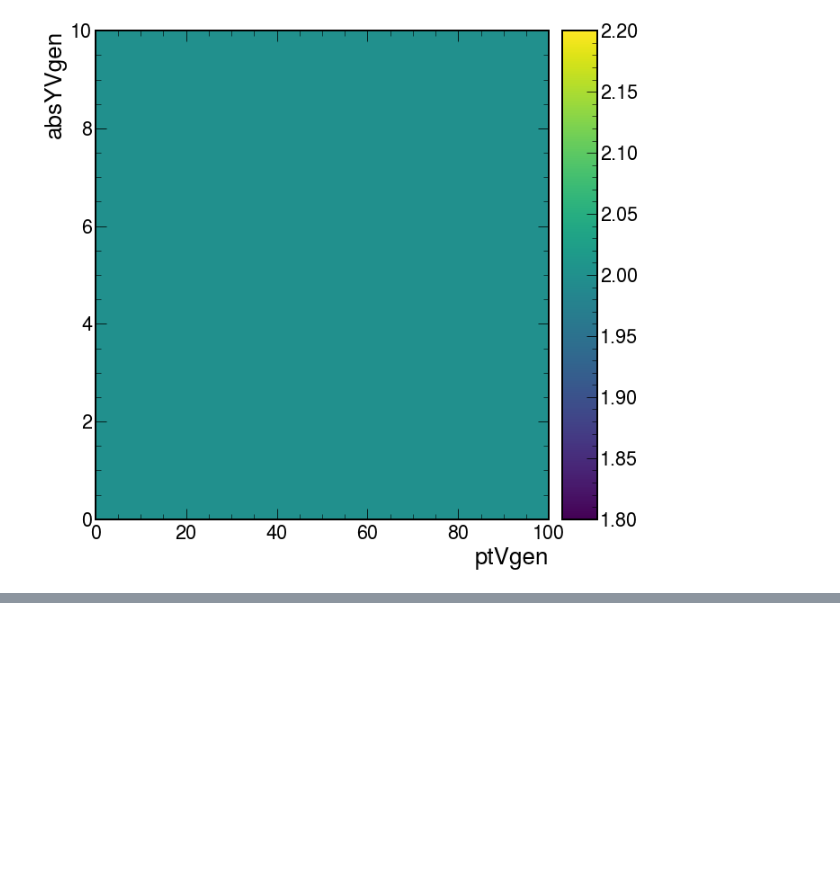
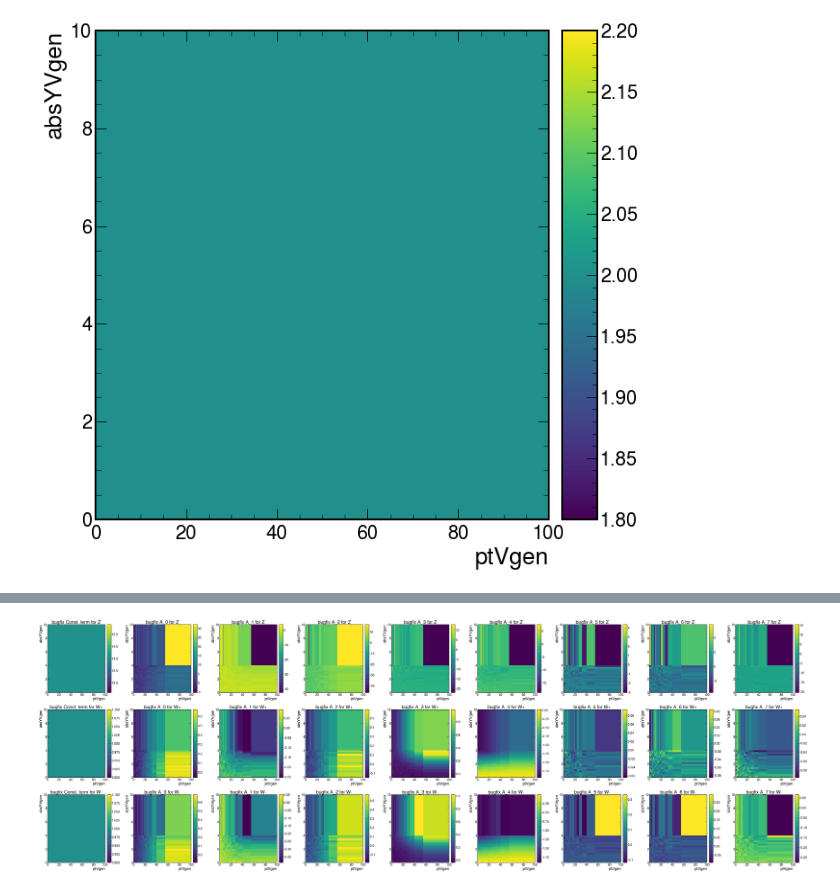
Before and after one commit to WMass/WRemnants, a Jupyter notebook: notebooks/genPlots.ipynb, the cells around one changed output, grey strips where cells are left out. Cells and saved outputs as stored; diff of their text form; code cells hidden in the pictures; blank space fills up the shorter version.

```diff
--- a/notebooks/genPlots.ipynb
+++ b/notebooks/genPlots.ipynb
@@ -420,0 +588,40 @@ ColormeshArtists(pcolormesh=<matplotlib.collections.QuadMesh object at 0x...>, c
+# %%
+#ang_lz4.keys()
+hist_2d_angcoeffs_z_bugged = []
+hist_2d_angcoeffs_z_bugfix = []
+hist_2d_angcoeffs_wp_bugged = []
+hist_2d_angcoeffs_wp_bugfix = []
+hist_2d_angcoeffs_wm_bugged = []
+hist_2d_angcoeffs_wm_bugfix = []
+
+for i in range(0, 9):
+    hist_2d_angcoeffs_z_bugged.append(angcoeffs_z_bugged[{"muRfact" : 1j, "muFfact" : 1j, "helicity" : i}].project("ptVgen", "absYVgen"))
+    hist_2d_angcoeffs_z_bugfix.append(angcoeffs_z_bugfix[{"muRfact" : 1j, "muFfact" : 1j, "helicity" : i}].project("ptVgen", "absYVgen"))
+    hist_2d_angcoeffs_wp_bugged.append(angcoeffs_w_bugged[{"muRfact" : 1j, "muFfact" : 1j, "chargeVgen" : 1j, "helicity" : i}].project("ptVgen", "absYVgen"))
+    hist_2d_angcoeffs_wp_bugfix.append(angcoeffs_w_bugfix[{"muRfact" : 1j, "muFfact" : 1j, "chargeVgen" : 1j, "helicity" : i}].project("ptVgen", "absYVgen"))
+    hist_2d_angcoeffs_wm_bugged.append(angcoeffs_w_bugged[{"muRfact" : 1j, "muFfact" : 1j, "chargeVgen" : -1j, "helicity" : i}].project("ptVgen", "absYVgen"))
+    hist_2d_angcoeffs_wm_bugfix.append(angcoeffs_w_bugfix[{"muRfact" : 1j, "muFfact" : 1j, "chargeVgen" : -1j, "helicity" : i}].project("ptVgen", "absYVgen"))
+
+fig, axs = plt.subplots(3, 9, figsize=(72,24))
+for i in range(0, 9):
+#    weight_ratio_z  = hist_2d_angcoeffs_z_bugged[i].sum().value  / hist_2d_angcoeffs_z_bugfix[i].sum().value
+#    weight_ratio_wp = hist_2d_angcoeffs_wp_bugged[i].sum().value / hist_2d_angcoeffs_wp_bugfix[i].sum().value
+#    weight_ratio_wm = hist_2d_angcoeffs_wm_bugged[i].sum().value / hist_2d_angcoeffs_wm_bugfix[i].sum().value
+    weight_ratio_z  = 1
+    weight_ratio_wp = 1
+    weight_ratio_wm = 1
+    hist_2d_angcoeffs_z_bugfix[i] .plot(ax = axs[0,i])
+    hist_2d_angcoeffs_wp_bugfix[i].plot(ax = axs[1,i])
+    hist_2d_angcoeffs_wm_bugfix[i].plot(ax = axs[2,i])
+    if i == 0:
+        axs[0,i].set_title("bugfix Const. term for Z")
+        axs[1,i].set_title("bugfix Const. term for W+")
+        axs[2,i].set_title("bugfix Const. term for W-")
+    else:
+        axs[0,i].set_title(f"bugfix A_{i-1} for Z")
+        axs[1,i].set_title(f"bugfix A_{i-1} for W+")
+        axs[2,i].set_title(f"bugfix A_{i-1} for W-")
+fig.tight_layout()
+fig.savefig('bugfix_ang_coeffs.pdf')
+# %% [output]
+[figure, added]
```
Also changed, not shown: parts of 18 cells of this notebook, 3 other files.
